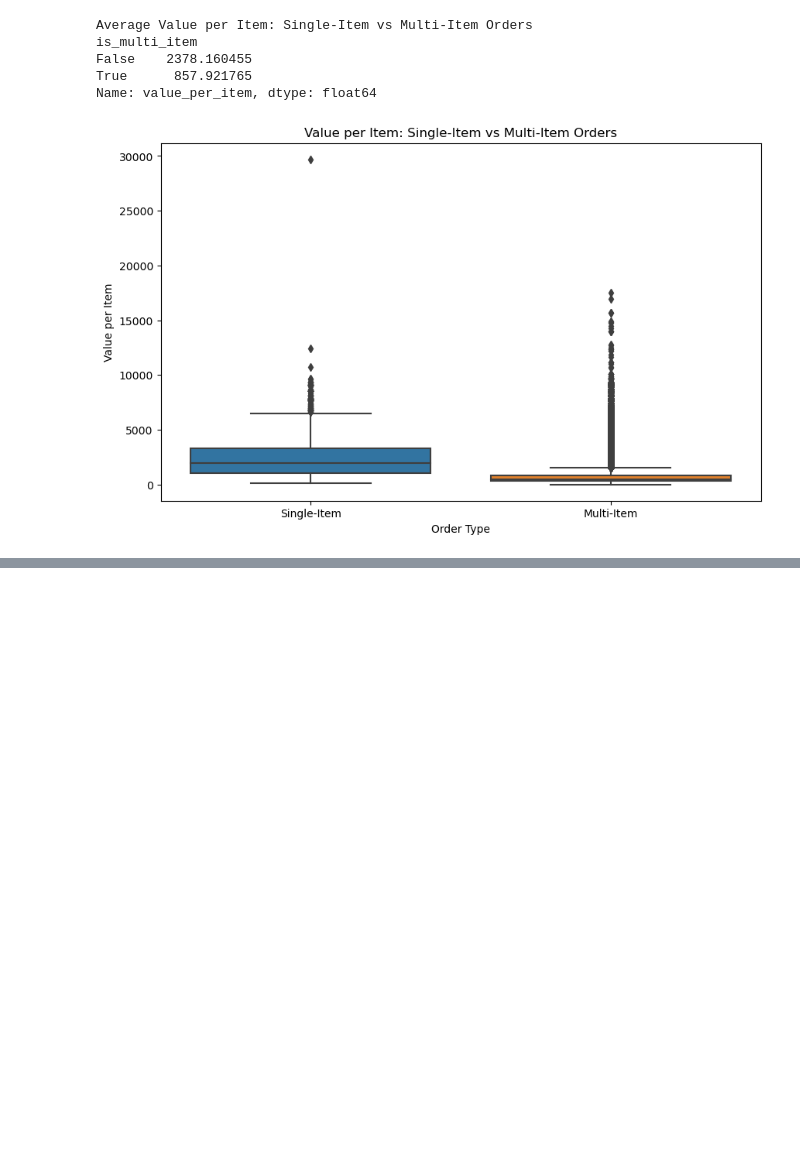
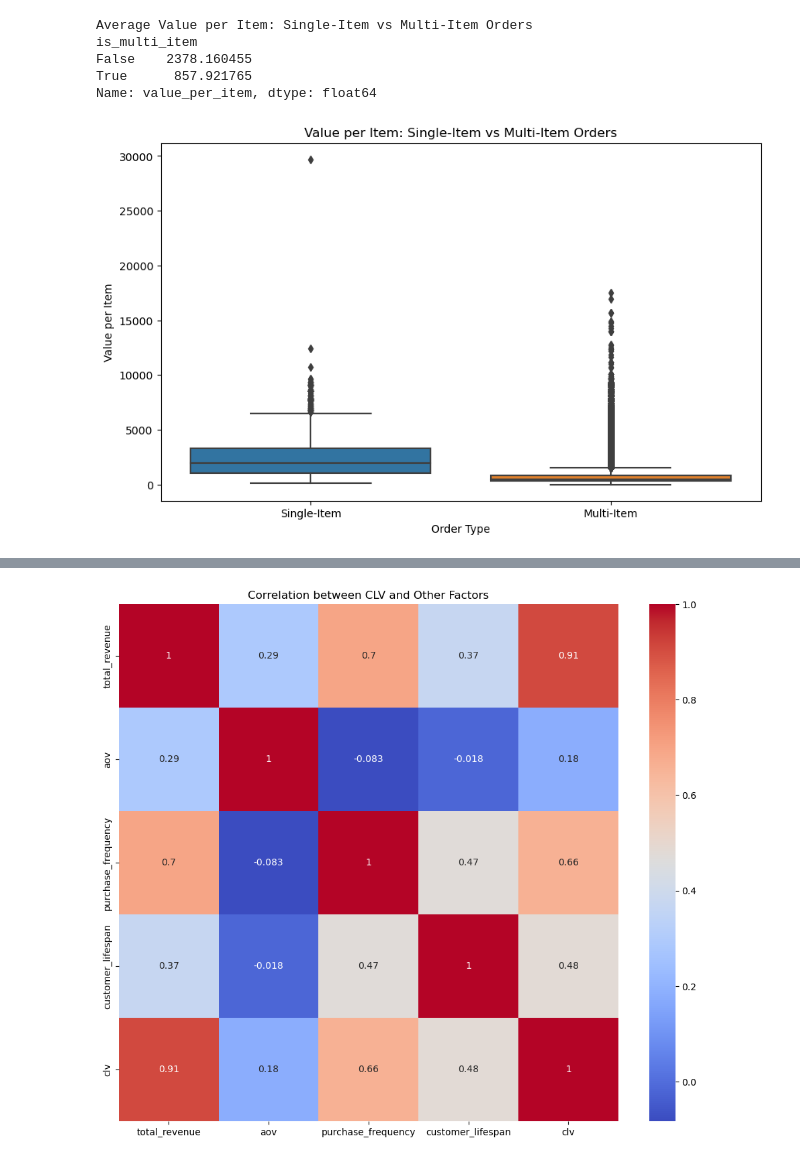
Before and after one commit to Ayush-mishra-0-0/AC, a Jupyter notebook: main.ipynb, the cells around one changed output, grey strips where cells are left out. Saved outputs shown, nothing was run; the diff lists cells and outputs as text; code cells hidden in the pictures; blank space fills up the shorter version.

```diff
--- a/main.ipynb
+++ b/main.ipynb
@@ -1457,0 +1641,80 @@ Name: value_per_item, dtype: float64
+# %%
+
+from sklearn.linear_model import LinearRegression
+
+
+def calculate_clv(df):
+    # Calculate total revenue per customer
+    customer_revenue = df.groupby('user_id')['placed_gmv'].sum()
+
+    # Calculate average order value (AOV)
+    aov = df.groupby('user_id')['placed_gmv'].mean()
+
+    # Calculate purchase frequency (number of orders per customer)
+    purchase_frequency = df.groupby('user_id').size()
+
+    # Calculate customer lifespan (in days)
+    customer_lifespan = df.groupby('user_id')['order_date'].agg(lambda x: (x.max() - x.min()).days)
+
+    # Calculate CLV
+    clv = customer_revenue * (customer_lifespan / 365)  # Assuming yearly CLV
+
+    # Create a DataFrame with all customer metrics
+    customer_metrics = pd.DataFrame({
+        'total_revenue': customer_revenue,
+        'aov': aov,
+        'purchase_frequency': purchase_frequency,
+        'customer_lifespan': customer_lifespan,
+        'clv': clv
+    })
+
+    return customer_metrics
+
+def analyze_clv_factors(customer_metrics):
+    # Visualize correlation between CLV and other factors
+    plt.figure(figsize=(12, 10))
+    sns.heatmap(customer_metrics.corr(), annot=True, cmap='coolwarm')
+    plt.title('Correlation between CLV and Other Factors')
+    plt.show()
+
+    # Perform simple linear regression to identify the most influential factor
+    factors = ['total_revenue', 'aov', 'purchase_frequency', 'customer_lifespan']
+    results = {}
+
+    for factor in factors:
+        X = customer_metrics[[factor]]
+        y = customer_metrics['clv']
+        model = LinearRegression().fit(X, y)
+        results[factor] = model.score(X, y)
+
+    # Print R-squared values
+    print("R-squared values for each factor:")
+    for factor, r_squared in results.items():
+        print(f"{factor}: {r_squared:.4f}")
+
+    # Identify the most influential factor
+    most_influential = max(results, key=results.get)
+    print(f"\nMost influential factor on CLV: {most_influential}")
+
+# Calculate CLV and analyze factors
+customer_metrics = calculate_clv(df)
+analyze_clv_factors(customer_metrics)
+
+# Visualize CLV distribution
+plt.figure(figsize=(10, 6))
+sns.histplot(customer_metrics['clv'], kde=True)
+plt.title('Distribution of Customer Lifetime Value')
+plt.xlabel('CLV')
+plt.show()
+
+# Identify high-value and low-value customer segments
+high_value = customer_metrics[customer_metrics['clv'] > customer_metrics['clv'].quantile(0.75)]
+low_value = customer_metrics[customer_metrics['clv'] < customer_metrics['clv'].quantile(0.25)]
+
+print("\nHigh-value customer segment characteristics:")
+print(high_value.describe())
+
+print("\nLow-value customer segment characteristics:")
+print(low_value.describe())
+# %% [output]
+[figure, added]
```
Also changed, not shown: parts of 15 cells of this notebook, 17 other files.
